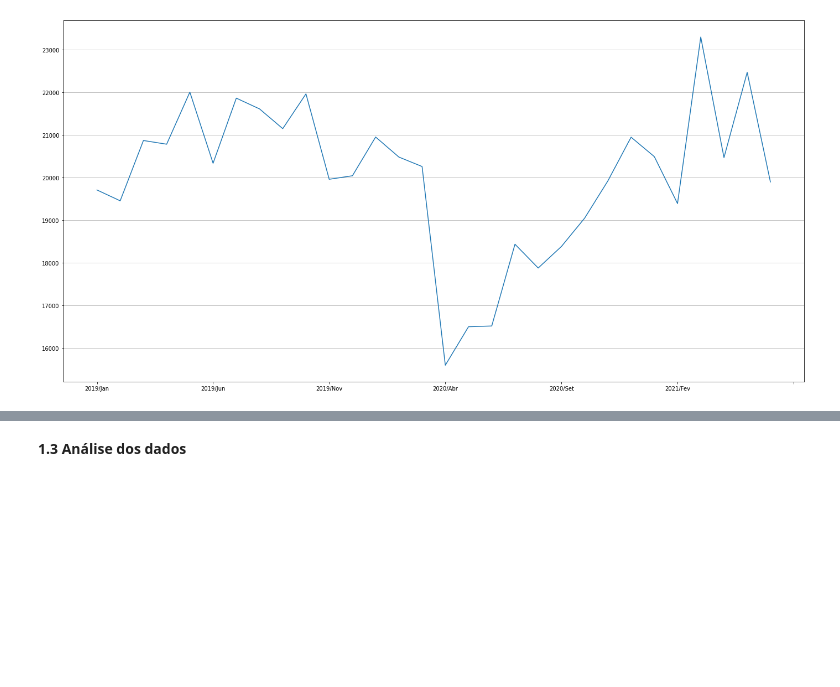
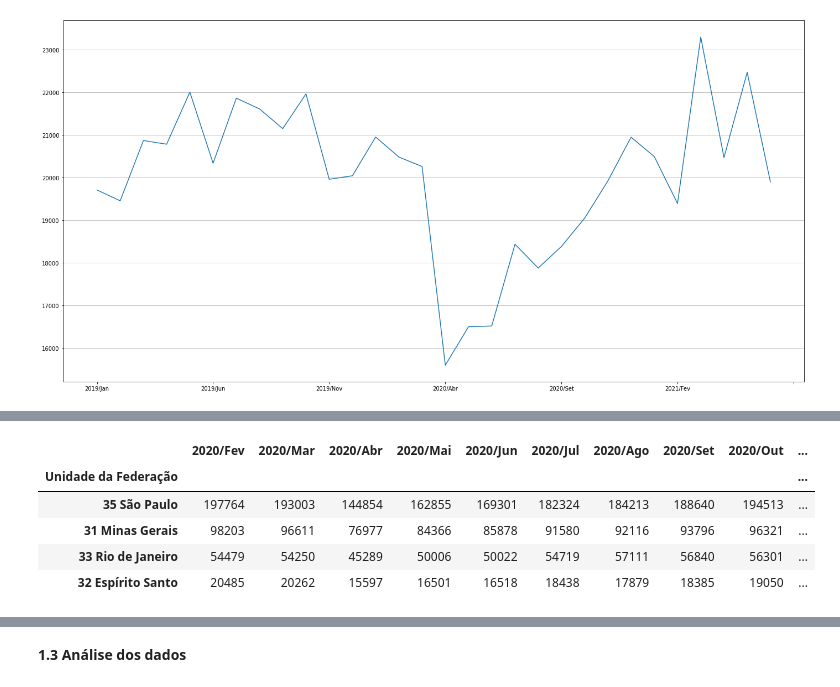
Before and after one commit to jhonnyribeiro/bootcamp-data-science, a Jupyter notebook: desafio_modulo_01.ipynb, the cells around one changed output, grey strips where cells are left out. Cells and saved outputs as stored; diff of their text form; code cells hidden in the pictures; blank space fills up the shorter version.

```diff
--- a/desafio_modulo_01.ipynb
+++ b/desafio_modulo_01.ipynb
@@ -55,0 +79,12 @@ plt.grid(axis="y")
+# %%
+# fatia internação geral
+meses_analise = internacao_geral.columns[-17:]
+internacao_geral = internacao_geral[meses_analise]
+internacao_geral
+# %% [output]
+|  | 2020/Fev | 2020/Mar | 2020/Abr | 2020/Mai | 2020/Jun | 2020/Jul | 2020/Ago | 2020/Set | 2020/Out | ... |
+| Unidade da Federação |  |  |  |  |  |  |  |  |  | ... |
+| 35 São Paulo | 197764 | 193003 | 144854 | 162855 | 169301 | 182324 | 184213 | 188640 | 194513 | ... |
+| 31 Minas Gerais | 98203 | 96611 | 76977 | 84366 | 85878 | 91580 | 92116 | 93796 | 96321 | ... |
+| 33 Rio de Janeiro | 54479 | 54250 | 45289 | 50006 | 50022 | 54719 | 57111 | 56840 | 56301 | ... |
+| 32 Espírito Santo | 20485 | 20262 | 15597 | 16501 | 16518 | 18438 | 17879 | 18385 | 19050 | ... |
```
Also changed, not shown: parts of 4 cells of this notebook.
